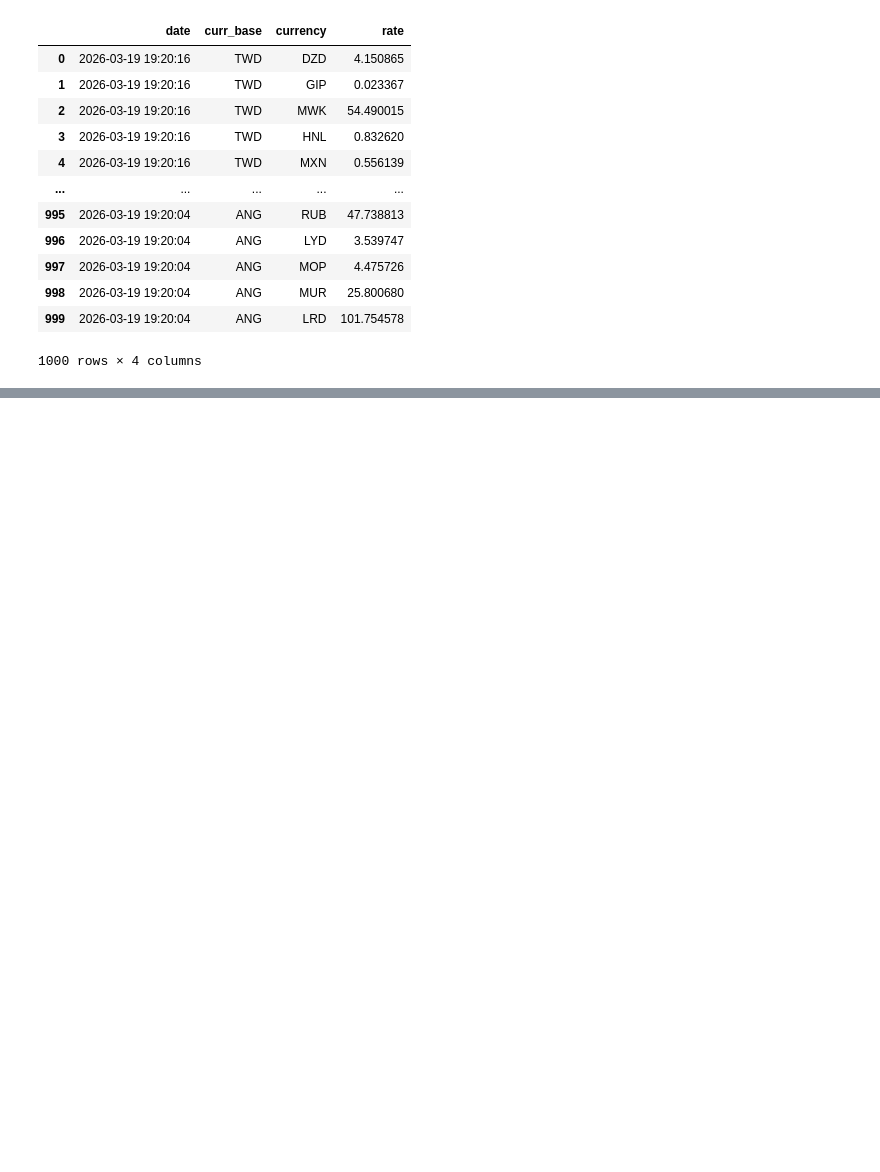
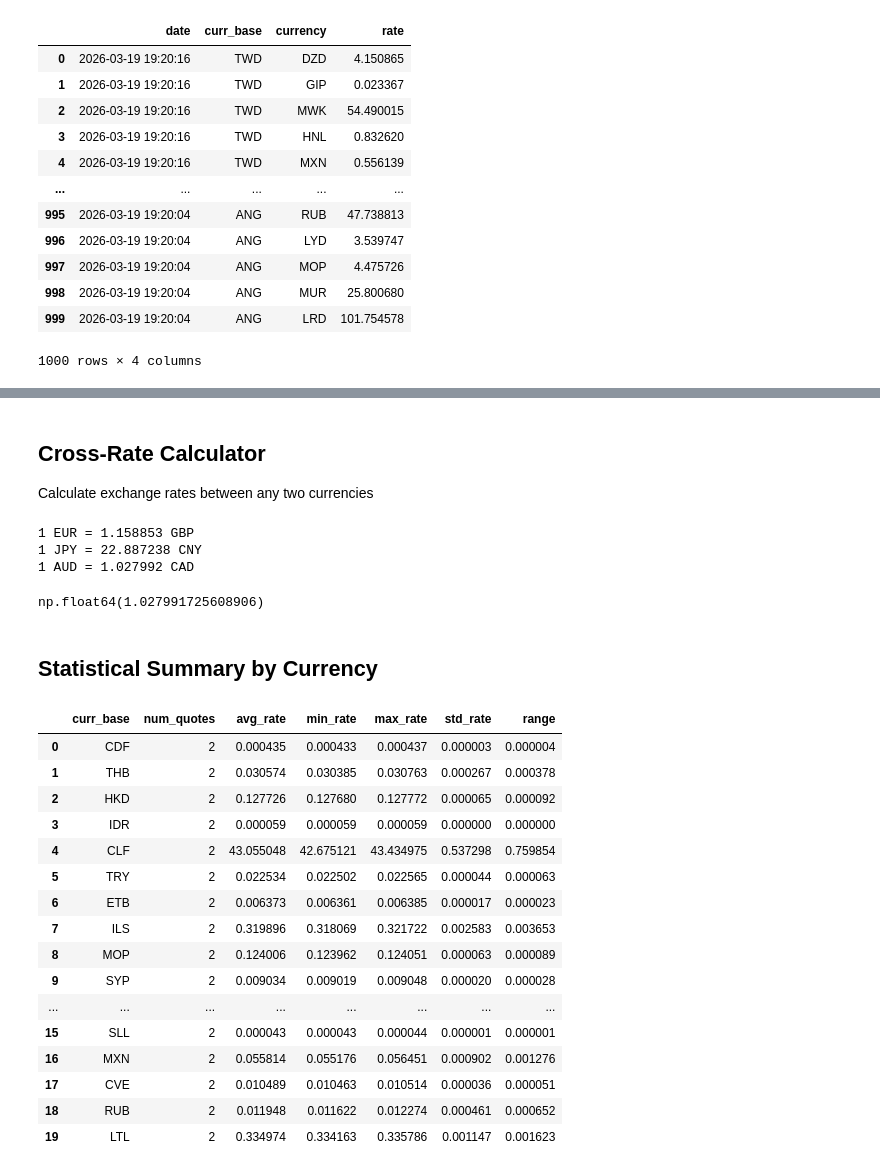
Before and after one commit to TanelS/currency-pipeline, a Jupyter notebook: notebooks/currencies_gold.ipynb, the cells around one changed output, grey strips where cells are left out. Saved outputs shown, nothing was run; the diff lists cells and outputs as text; code cells hidden in the pictures; blank space fills up the shorter version.

```diff
--- a/notebooks/currencies_gold.ipynb
+++ b/notebooks/currencies_gold.ipynb
@@ -105,0 +166,80 @@ plt.show()
+# %% [markdown]
+## Cross-Rate Calculator
+Calculate exchange rates between any two currencies
+# %%
+def calculate_cross_rate(base_curr, target_curr, reference='USD'):
+    """Calculate cross rate between two currencies using a reference currency"""
+    query = f"""
+    SELECT
+        b.rate as base_rate,
+        t.rate as target_rate,
+        (t.rate / b.rate) as cross_rate
+    FROM
+        (SELECT rate FROM public_gold.fact_rates
+         WHERE curr_base = '{base_curr}' AND currency = '{reference}' LIMIT 1) b,
+        (SELECT rate FROM public_gold.fact_rates
+         WHERE curr_base = '{target_curr}' AND currency = '{reference}' LIMIT 1) t
+    """
+    result = pd.read_sql(query, conn)
+
+    if not result.empty:
+        cross_rate = result['cross_rate'].iloc[0]
+        print(f"1 {base_curr} = {cross_rate:.6f} {target_curr}")
+        return cross_rate
+    else:
+        print(f"Could not calculate rate for {base_curr}/{target_curr}")
+        return None
+
+
+# Example usage
+calculate_cross_rate('EUR', 'GBP')
+calculate_cross_rate('JPY', 'CNY')
+calculate_cross_rate('AUD', 'CAD')
+# %% [output]
+1 EUR = 1.158853 GBP
+1 JPY = 22.887238 CNY
+1 AUD = 1.027992 CAD
+np.float64(1.027991725608906)
+# %% [markdown]
+## Statistical Summary by Currency
+# %%
+query = """
+        SELECT f.curr_base,
+               COUNT(*)       as num_quotes,
+               AVG(f.rate)    as avg_rate,
+               MIN(f.rate)    as min_rate,
+               MAX(f.rate)    as max_rate,
+               STDDEV(f.rate) as std_rate
+        FROM public_gold.fact_rates f
+        WHERE f.currency = 'USD'
+        GROUP BY f.curr_base
+        ORDER BY num_quotes DESC
+        LIMIT 20 \
+        """
+df_stats = pd.read_sql(query, conn)
+df_stats['range'] = df_stats['max_rate'] - df_stats['min_rate']
+df_stats.style.format({
+    'avg_rate': '{:.6f}',
+    'min_rate': '{:.6f}',
+    'max_rate': '{:.6f}',
+    'std_rate': '{:.6f}',
+    'range': '{:.6f}'
+})
+# %% [output]
+|  | curr_base | num_quotes | avg_rate | min_rate | max_rate | std_rate | range |
+| 0 | CDF | 2 | 0.000435 | 0.000433 | 0.000437 | 0.000003 | 0.000004 |
+| 1 | THB | 2 | 0.030574 | 0.030385 | 0.030763 | 0.000267 | 0.000378 |
+| 2 | HKD | 2 | 0.127726 | 0.127680 | 0.127772 | 0.000065 | 0.000092 |
+| 3 | IDR | 2 | 0.000059 | 0.000059 | 0.000059 | 0.000000 | 0.000000 |
+| 4 | CLF | 2 | 43.055048 | 42.675121 | 43.434975 | 0.537298 | 0.759854 |
+| 5 | TRY | 2 | 0.022534 | 0.022502 | 0.022565 | 0.000044 | 0.000063 |
+| 6 | ETB | 2 | 0.006373 | 0.006361 | 0.006385 | 0.000017 | 0.000023 |
+| 7 | ILS | 2 | 0.319896 | 0.318069 | 0.321722 | 0.002583 | 0.003653 |
+| 8 | MOP | 2 | 0.124006 | 0.123962 | 0.124051 | 0.000063 | 0.000089 |
+| 9 | SYP | 2 | 0.009034 | 0.009019 | 0.009048 | 0.000020 | 0.000028 |
+| ... | ... | ... | ... | ... | ... | ... | ... |
+| 15 | SLL | 2 | 0.000043 | 0.000043 | 0.000044 | 0.000001 | 0.000001 |
+| 16 | MXN | 2 | 0.055814 | 0.055176 | 0.056451 | 0.000902 | 0.001276 |
+| 17 | CVE | 2 | 0.010489 | 0.010463 | 0.010514 | 0.000036 | 0.000051 |
+| 18 | RUB | 2 | 0.011948 | 0.011622 | 0.012274 | 0.000461 | 0.000652 |
+| 19 | LTL | 2 | 0.334974 | 0.334163 | 0.335786 | 0.001147 | 0.001623 |
```
Also changed, not shown: parts of 7 cells of this notebook, 1 other file.
